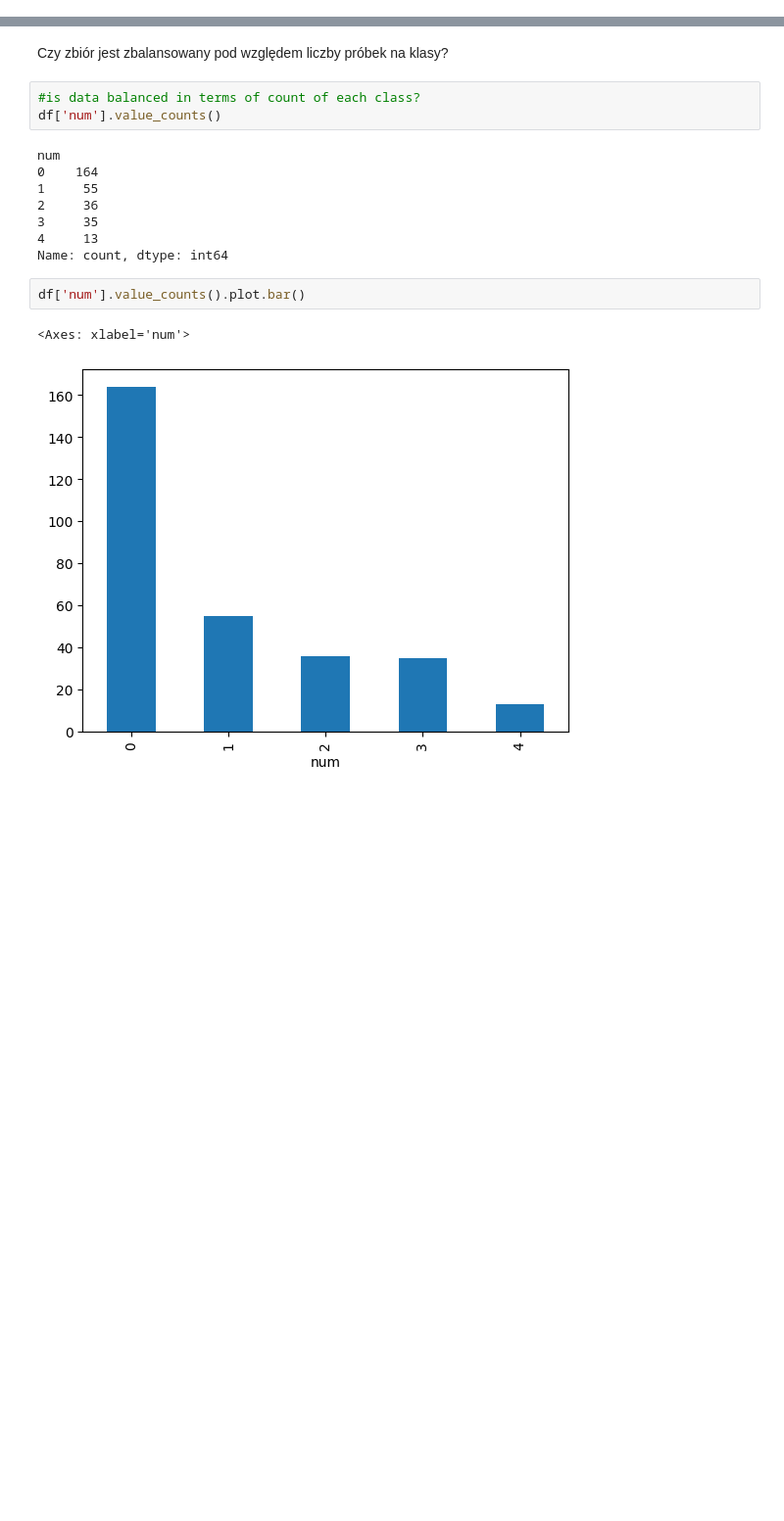
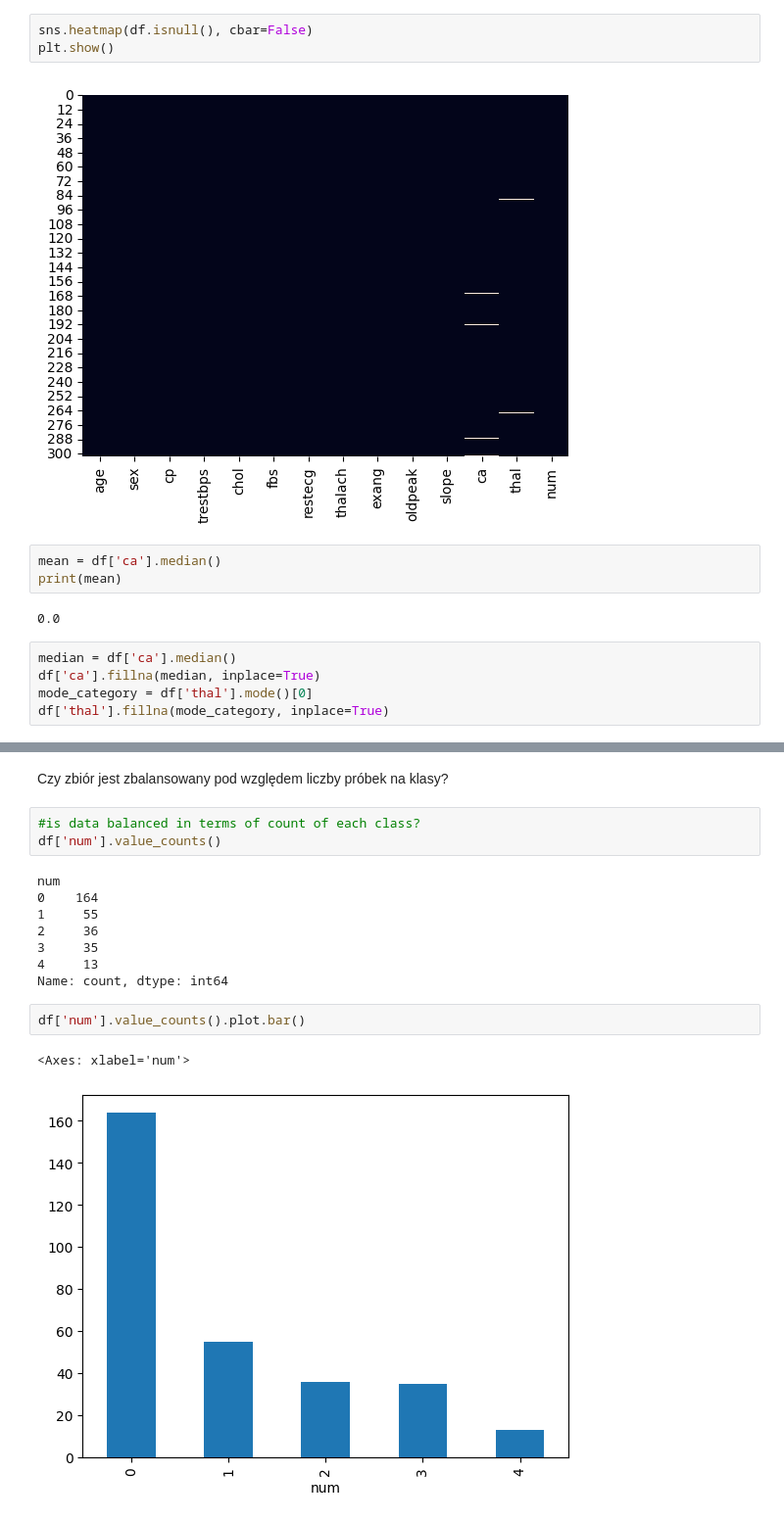
Before and after one commit to Filipstrozik/NeuralNetworks, a Jupyter notebook: CW1/data_exploration.ipynb, the cells around one changed output, grey strips where cells are left out. Shown at 98% size. Saved outputs shown, nothing was run; the diff lists cells and outputs as text; blank space fills up the shorter version.

```diff
--- a/CW1/data_exploration.ipynb
+++ b/CW1/data_exploration.ipynb
@@ -86,0 +112,15 @@ df.describe()
+# %%
+sns.heatmap(df.isnull(), cbar=False)
+plt.show()
+# %% [output]
+[figure, added]
+# %%
+mean = df['ca'].median()
+print(mean)
+# %% [output]
+0.0
+# %%
+median = df['ca'].median()
+df['ca'].fillna(median, inplace=True)
+mode_category = df['thal'].mode()[0]
+df['thal'].fillna(mode_category, inplace=True)
```
Also changed, not shown: parts of 31 cells of this notebook.
